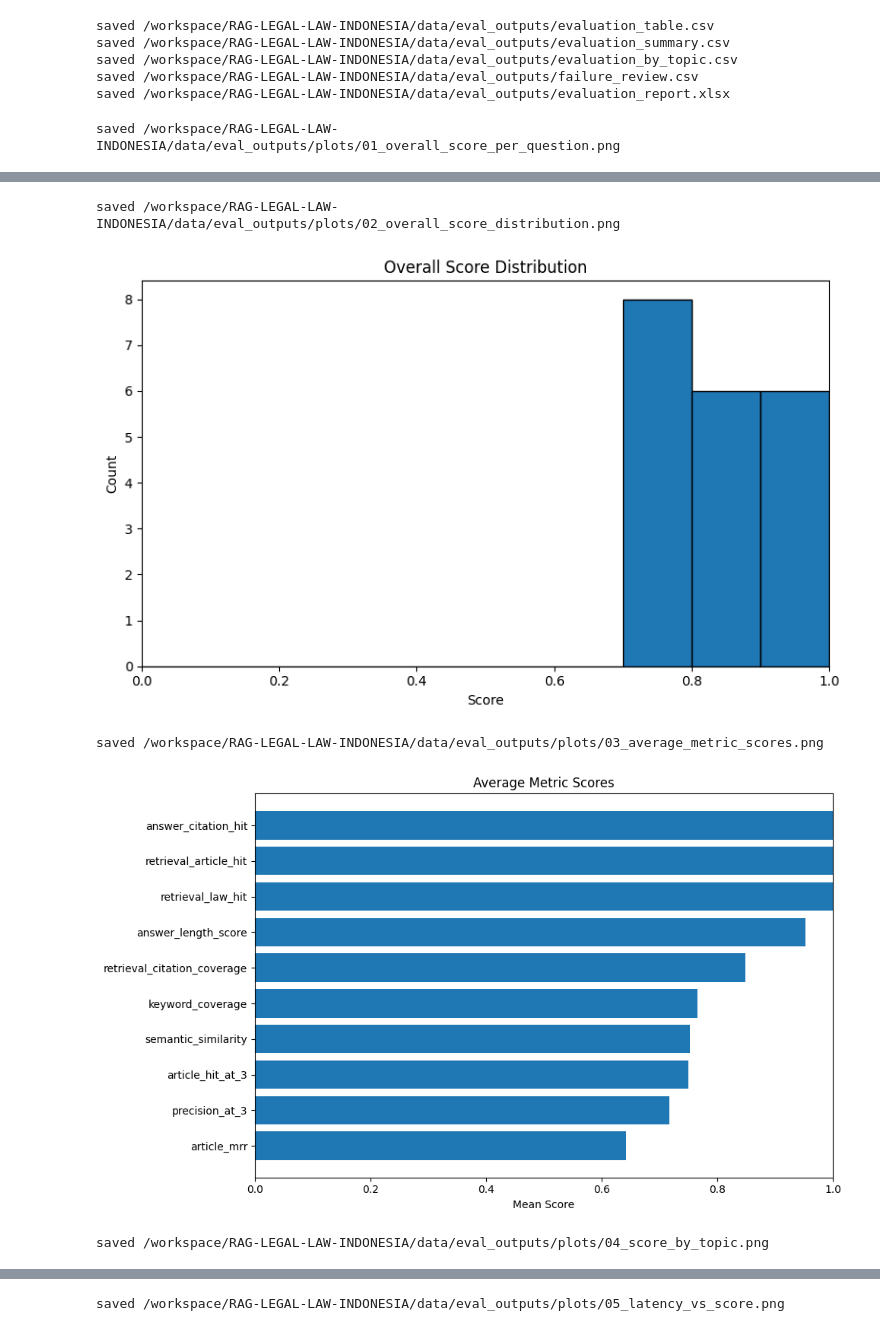
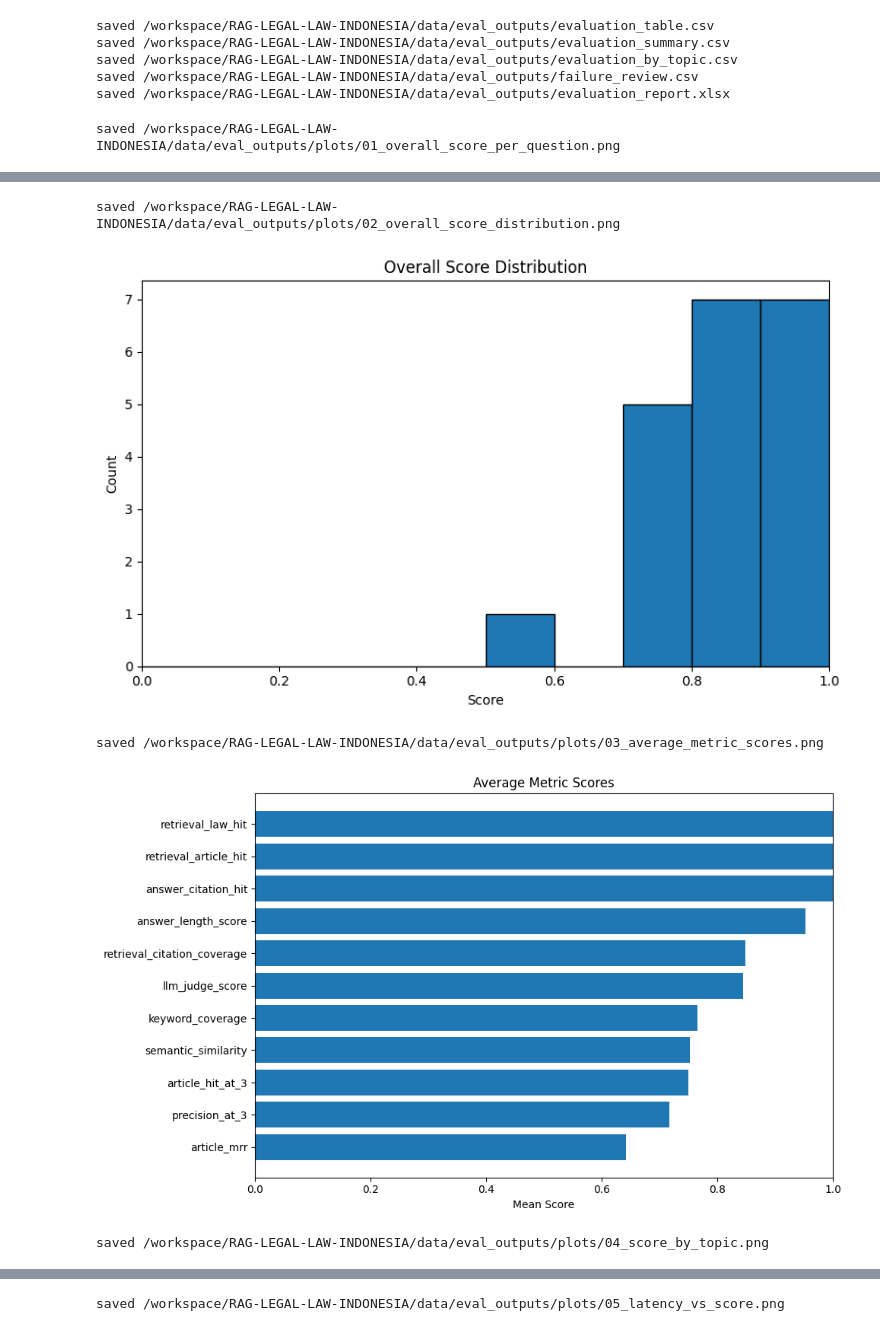
Before and after one commit to sulthanarif/RAG-LEGAL-LAW-INDONESIA, a Jupyter notebook: notebooks/05_evaluasi_otomatis_plot.ipynb, the cells around one changed output, grey strips where cells are left out. Cells and saved outputs as stored; diff of their text form; code cells hidden in the pictures.

Commit message:
evaluasi llm as a judge

```diff
--- a/notebooks/05_evaluasi_otomatis_plot.ipynb
+++ b/notebooks/05_evaluasi_otomatis_plot.ipynb
@@ -520,14 +589,15 @@ df[["id", "semantic_similarity"]].head()
 # %%
 weights = {
-    "semantic_similarity": 0.22,
-    "keyword_coverage": 0.18,
-    "retrieval_citation_coverage": 0.16,
-    "retrieval_article_hit": 0.12,
-    "retrieval_law_hit": 0.08,
+    "llm_judge_score": 0.20,
+    "semantic_similarity": 0.15,
+    "keyword_coverage": 0.15,
+    "retrieval_citation_coverage": 0.15,
+    "retrieval_article_hit": 0.10,
+    "retrieval_law_hit": 0.05,
     "answer_citation_hit": 0.10,
-    "article_hit_at_3": 0.06,
-    "article_mrr": 0.05,
-    "precision_at_3": 0.02,
+    "article_hit_at_3": 0.05,
+    "article_mrr": 0.03,
+    "precision_at_3": 0.01,
     "answer_length_score": 0.01,
 }
 
@@ -550,6 +620,7 @@ summary = pd.DataFrame({
 by_topic = df.groupby("topic", dropna=False).agg(
     question_count=("id", "count"),
     overall_score=("overall_score", "mean"),
+    llm_judge_score=("llm_judge_score", "mean"),
     semantic_similarity=("semantic_similarity", "mean"),
     keyword_coverage=("keyword_coverage", "mean"),
     retrieval_citation_coverage=("retrieval_citation_coverage", "mean"),
@@ -559,7 +630,7 @@ by_topic = df.groupby("topic", dropna=False).agg(
 ).reset_index()
 
 failure_review = df.sort_values("overall_score").loc[:, [
-    "id", "topic", "question", "answer", "expected_answer", "overall_score",
+    "id", "topic", "question", "answer", "expected_answer", "overall_score", "llm_judge_score",
     "quality_label", "keyword_missing", "expected_article_rank", "expected_law_rank", "top1_reference"
 ]]
 summary
@@ -627,7 +699,7 @@ def save_fig(name: str):
     plt.close()
 
 plot_metric_cols = [
-    "semantic_similarity", "keyword_coverage", "retrieval_citation_coverage", "retrieval_law_hit", "retrieval_article_hit",
+    "llm_judge_score", "semantic_similarity", "keyword_coverage", "retrieval_citation_coverage", "retrieval_law_hit", "retrieval_article_hit",
     "answer_citation_hit", "article_hit_at_3", "article_mrr", "precision_at_3", "answer_length_score"
 ]
 
@@ -745,5 +817,5 @@ saved /workspace/RAG-LEGAL-LAW-INDONESIA/data/eval_outputs/plots/01_overall_scor
 saved /workspace/RAG-LEGAL-LAW-INDONESIA/data/eval_outputs/plots/02_overall_score_distribution.png
-[figure, old version]
+[figure, new version]
 saved /workspace/RAG-LEGAL-LAW-INDONESIA/data/eval_outputs/plots/03_average_metric_scores.png
-[figure, old version]
+[figure, new version]
 saved /workspace/RAG-LEGAL-LAW-INDONESIA/data/eval_outputs/plots/04_score_by_topic.png
```
Also changed, not shown: parts of 9 cells of this notebook, 18 other files.
